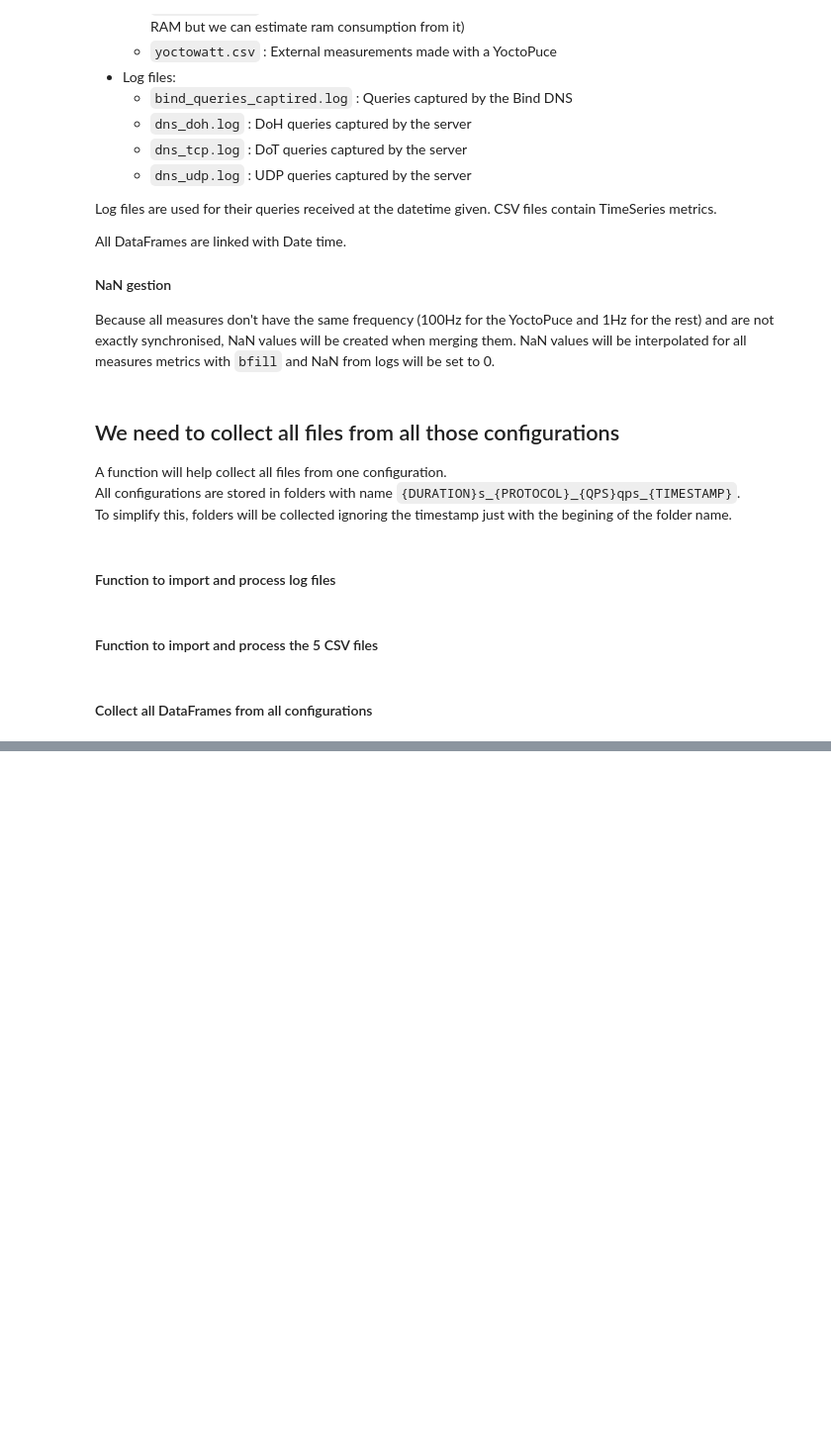
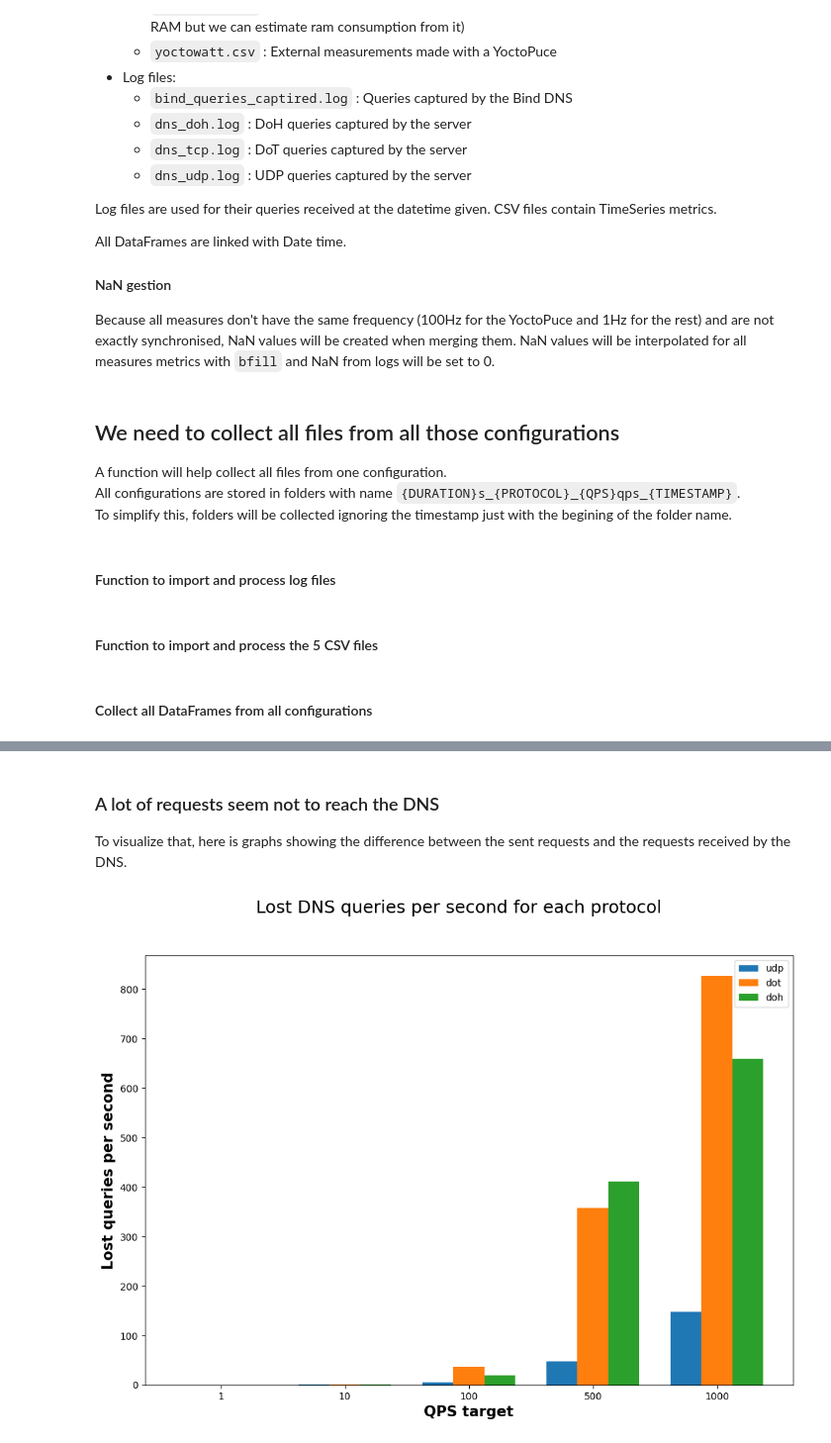
Before and after one commit to bilberats/dns-activity-monitoring, a Jupyter notebook: analysis/configs_analysis.ipynb, the cells around one changed output, grey strips where cells are left out. Shown at 99% size. Drawn from its saved outputs; the diff is of its cells as text; code cells hidden in the pictures; blank space fills up the shorter version.

```diff
--- a/analysis/configs_analysis.ipynb
+++ b/analysis/configs_analysis.ipynb
@@ -198,0 +410,35 @@ folder_name
+# %% [markdown]
+### A lot of requests seem not to reach the DNS
+
+To visualize that, here is graphs showing the difference between the sent requests and the requests received by the DNS.
+# %%
+fig = plt.subplots(figsize =(12, 8))
+
+qps_per_protocol = {}
+
+for i, protocol in enumerate(CONFIGURATIONS["Protocols"]):
+    # Compute energy consumption for each QPS
+    qps_diff = []
+
+    for qps in CONFIGURATIONS["QPS"]:
+        df_target = [config["df"] for config in configs_merged if config["Protocol"] == protocol and config["QPS"] == qps][0]
+        df_1s = df_target[["datetime", "dns_bind_captured"]].set_index("datetime").resample("1s").sum()
+        dissmissed_qps = qps - df_1s["dns_bind_captured"].mean()
+        qps_diff.append(dissmissed_qps)
+
+    qps_per_protocol[protocol] = qps_diff
+
+barWidth = 0.25
+for i, protocol in enumerate(CONFIGURATIONS["Protocols"]):
+    bar_pos = [r + i*barWidth for r in range(len(CONFIGURATIONS["QPS"]))]
+    plt.bar(bar_pos, qps_per_protocol[protocol], width=barWidth, label=protocol, color=colors[i])
+
+plt.xlabel('QPS target', fontweight ='bold', fontsize = 15)
+plt.ylabel('Lost queries per second', fontweight ='bold', fontsize = 15)
+plt.xticks([r + barWidth for r in range(len(CONFIGURATIONS["QPS"]))],
+        CONFIGURATIONS["QPS"])
+plt.legend()
+plt.suptitle("Lost DNS queries per second for each protocol", fontsize=18)
+plt.show()
+# %% [output]
+[figure, added]
```
Also changed, not shown: parts of 18 cells of this notebook, 1 other file.
